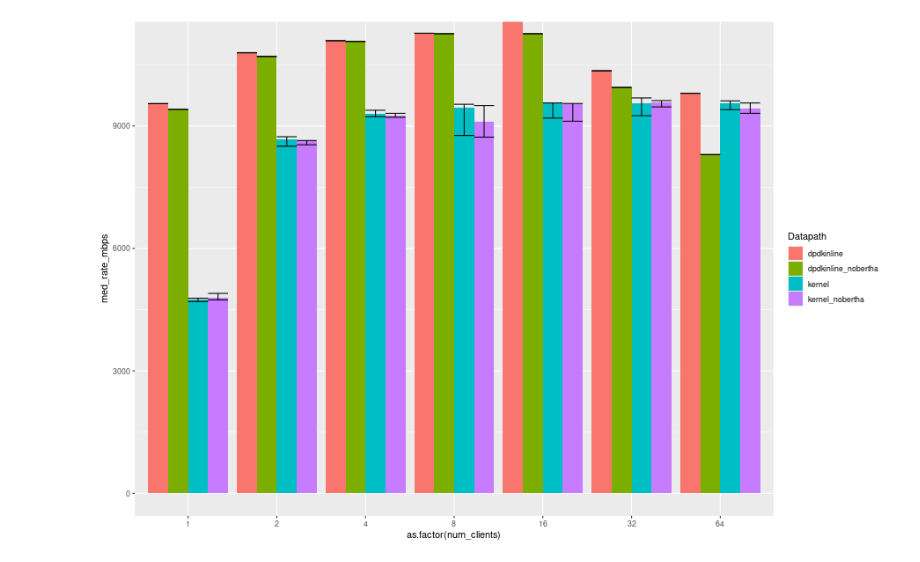
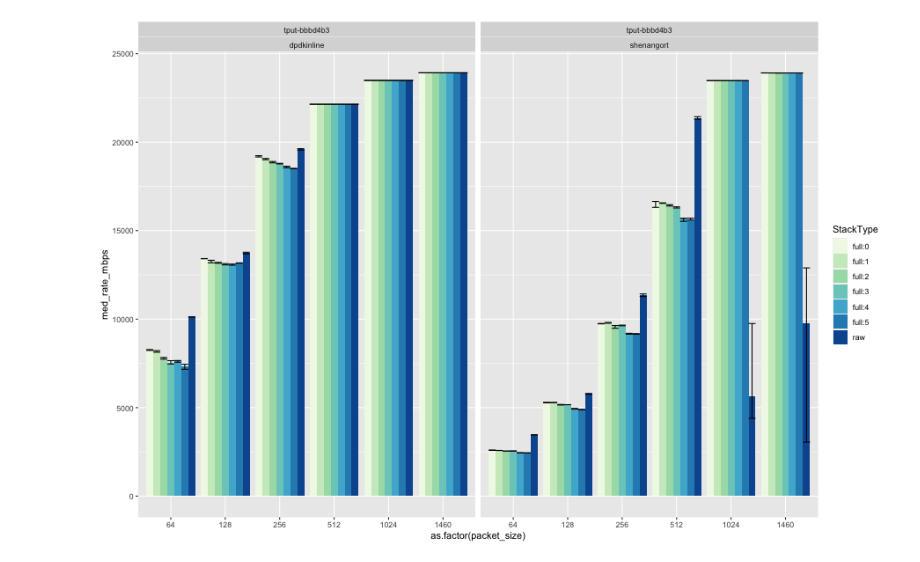
Before and after one commit to akshayknarayan/burrito, a Jupyter notebook: scripts/throughput-bench.ipynb, the cells around one changed output. Drawn from its saved outputs; the diff is of its cells as text; code cells hidden in the pictures.

```diff
--- a/scripts/throughput-bench.ipynb
+++ b/scripts/throughput-bench.ipynb
@@ -26,6 +31,29 @@ plt.rcParams['figure.dpi'] = 200
-# %%
-rootdir = "/home/akshay/research/burrito"
-outdirs = [ "tput-698d752"]
-datapaths = ['kernel', 'kernel_nobertha','dpdkinline', 'dpdkinline_nobertha']
-num_clients = [1,2,4,8,16,32,64]
-file_sizes = [50000000]
+# %%
+rootdir = "/Users/akshay/research/burrito"
+outdirs = ["tput-bbbd4b3"]
+# %%
+def read_toml(cfg):
+    return toml.load(cfg)['exp']
+
+def merge_tomls(cfgs):
+    merged_cfg = {}
+    for cfg in cfgs:
+        for key in cfg:
+            if key in merged_cfg:
+                if type(cfg[key]) != type(merged_cfg[key]):
+                    raise Exception(f"mismatched config types: {cfg[key]} vs {merged_cfg[key]}")
+                if type(cfg[key]) == int and merged_cfg[key] != cfg[key]:
+                    raise Exception(f"int-valued configs must match: {cfg[key]} vs {merged_cfg[key]}")
+                if type(cfg[key]) == list:
+                    merged_cfg[key] = list(set(cfg[key]).union(set(merged_cfg[key])))
+            else:
+                merged_cfg[key] = cfg[key]
+    return merged_cfg
+
+tomls = {}
+for outdir in outdirs:
+    od = f"{rootdir}/{outdir}"
+    cfgs = glob.glob(f"{od}/*.toml")
+    tomls[outdir] = merge_tomls([read_toml(t) for t in cfgs])
+
+tomls
@@ -104,14 +141,17 @@ exps
 # %%
 %%R -i exps -w 900 -h 600
+
+# Mbit/s graph (throughput)
 
 library(ggplot2)
 
 exps$med_rate_mbps <- exps$rate_bps_0.5 / 1e6
 exps$low_rate_mbps <- exps$rate_bps_0.25 / 1e6
 exps$hih_rate_mbps <- exps$rate_bps_0.75 / 1e6
-ggplot(exps, aes(x=as.factor(num_clients), y=med_rate_mbps, fill=Datapath)) +
+ggplot(exps, aes(x=as.factor(packet_size), y=med_rate_mbps, fill=StackType)) +
   geom_col(position="dodge") +
   geom_errorbar(aes(ymin=low_rate_mbps, ymax=hih_rate_mbps), position="dodge") +
-  coord_cartesian(ylim=c(0,11e3))
+  scale_fill_brewer(type="seq", palette=4) +
+  facet_wrap(Commit ~ Datapath)
 # %% [output]
-[figure, old version]
+[figure, new version]
```
Also changed, not shown: parts of 8 cells of this notebook, 2 other files.
